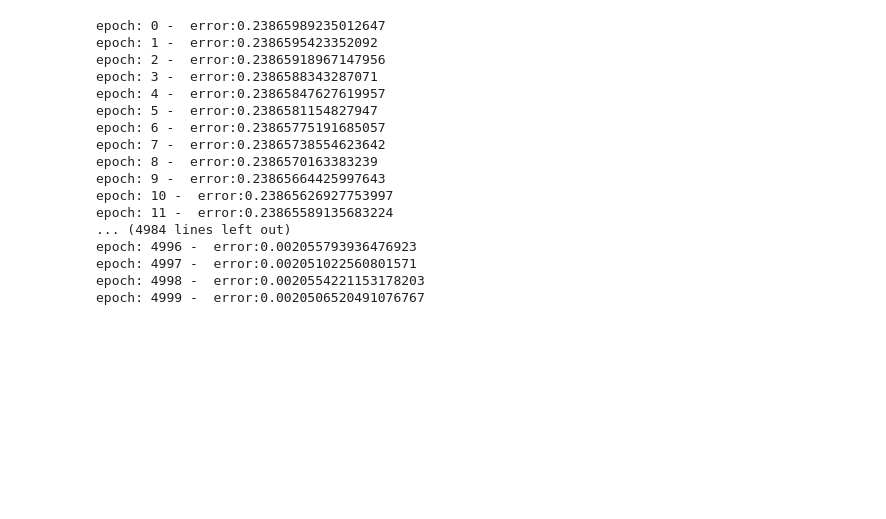
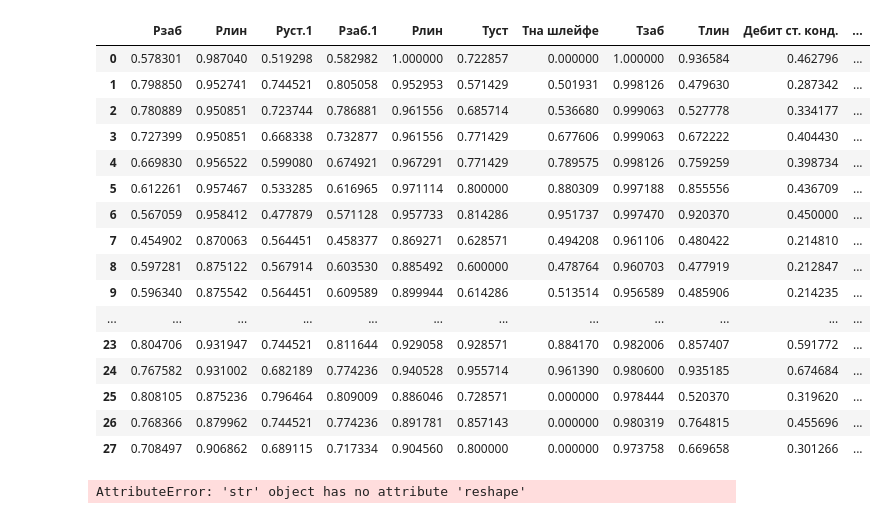
Before and after one commit to SmirAlex/back-propogation, a Jupyter notebook: lab3.ipynb, the cells around one changed output. Cells and saved outputs as stored; diff of their text form; code cells hidden in the pictures; blank space fills up the shorter version.

```diff
--- a/lab3.ipynb
+++ b/lab3.ipynb
@@ -122,20 +122,21 @@ def draw_class(index, normalized_data, class_count):
     class_real = [float(row[-class_count:].reshape(-1,1)[index]) for row in normalized_data]
 
     plt.scatter(range(len(class_real)), class_real)
-    plt.plot(class_n,'r')
+    plt.plot(class_n,'g')
     return class_n
 
 def rmse(network, train_data):
+    print(cost_function(network, train_data))
     return np.sqrt(cost_function(network, train_data))
 
 def get_normalized_data(url, classes_count):
-    data = pd.read_csv(url, delimiter=';')
+    data = pd.read_csv(url, delimiter=';',encoding='utf-8')
     normalized = (data / data.max())
     normalized.iloc[:, :-classes_count] = normalized.iloc[:, :-classes_count].fillna(0)
     mean = normalized.iloc[:, -classes_count:].mean()
     normalized.iloc[:, -classes_count:] = normalized.iloc[:, -classes_count:].fillna(mean)
-    return normalized.to_numpy()
+    return normalized
 # %%
-normalized_train_data = get_normalized_data('https://raw.githubusercontent.com/SmirAlex/back-propogation/master/cleared_data.csv', 2)
-normalized_test_data = get_normalized_data('https://raw.githubusercontent.com/SmirAlex/back-propogation/master/cleared_data.csv', 2)
+normalized_train_data = get_normalized_data('https://raw.githubusercontent.com/SmirAlex/back-propogation/master/train_data.csv', 2)
+normalized_test_data = get_normalized_data('https://raw.githubusercontent.com/SmirAlex/back-propogation/master/test_data.csv', 2)
 # %%
@@ -157,21 +158,25 @@ pd.read_csv('https://raw.githubusercontent.com/SmirAlex/back-propogation/master/
+# %%
+normalized_test_data
+# %% [output]
+|  | Рзаб | Pлин | Руст.1 | Рзаб.1 | Рлин | Туст | Тна шлейфе | Тзаб | Tлин | Дебит ст. конд. | ... |
+| 0 | 0.578301 | 0.987040 | 0.519298 | 0.582982 | 1.000000 | 0.722857 | 0.000000 | 1.000000 | 0.936584 | 0.462796 | ... |
+| 1 | 0.798850 | 0.952741 | 0.744521 | 0.805058 | 0.952953 | 0.571429 | 0.501931 | 0.998126 | 0.479630 | 0.287342 | ... |
+| 2 | 0.780889 | 0.950851 | 0.723744 | 0.786881 | 0.961556 | 0.685714 | 0.536680 | 0.999063 | 0.527778 | 0.334177 | ... |
+| 3 | 0.727399 | 0.950851 | 0.668338 | 0.732877 | 0.961556 | 0.771429 | 0.677606 | 0.999063 | 0.672222 | 0.404430 | ... |
+| 4 | 0.669830 | 0.956522 | 0.599080 | 0.674921 | 0.967291 | 0.771429 | 0.789575 | 0.998126 | 0.759259 | 0.398734 | ... |
+| 5 | 0.612261 | 0.957467 | 0.533285 | 0.616965 | 0.971114 | 0.800000 | 0.880309 | 0.997188 | 0.855556 | 0.436709 | ... |
+| 6 | 0.567059 | 0.958412 | 0.477879 | 0.571128 | 0.957733 | 0.814286 | 0.951737 | 0.997470 | 0.920370 | 0.450000 | ... |
+| 7 | 0.454902 | 0.870063 | 0.564451 | 0.458377 | 0.869271 | 0.628571 | 0.494208 | 0.961106 | 0.480422 | 0.214810 | ... |
+| 8 | 0.597281 | 0.875122 | 0.567914 | 0.603530 | 0.885492 | 0.600000 | 0.478764 | 0.960703 | 0.477919 | 0.212847 | ... |
+| 9 | 0.596340 | 0.875542 | 0.564451 | 0.609589 | 0.899944 | 0.614286 | 0.513514 | 0.956589 | 0.485906 | 0.214235 | ... |
+| ... | ... | ... | ... | ... | ... | ... | ... | ... | ... | ... | ... |
+| 23 | 0.804706 | 0.931947 | 0.744521 | 0.811644 | 0.929058 | 0.928571 | 0.884170 | 0.982006 | 0.857407 | 0.591772 | ... |
+| 24 | 0.767582 | 0.931002 | 0.682189 | 0.774236 | 0.940528 | 0.955714 | 0.961390 | 0.980600 | 0.935185 | 0.674684 | ... |
+| 25 | 0.808105 | 0.875236 | 0.796464 | 0.809009 | 0.886046 | 0.728571 | 0.000000 | 0.978444 | 0.520370 | 0.319620 | ... |
+| 26 | 0.768366 | 0.879962 | 0.744521 | 0.774236 | 0.891781 | 0.857143 | 0.000000 | 0.980319 | 0.764815 | 0.455696 | ... |
+| 27 | 0.708497 | 0.906862 | 0.689115 | 0.717334 | 0.904560 | 0.800000 | 0.000000 | 0.973758 | 0.669658 | 0.301266 | ... |
 # %%
-network = Network([16, 90, 110, 2], sigmoid, sigmoid_prime, True)
-errors = network.SGD(normalized_train_data, epochs=5000, alpha=0.455, classes_count=2)
+network = Network([16, 60, 70, 2], sigmoid, sigmoid_prime, True)
+errors = network.SGD(normalized_train_data, epochs=1000, alpha=0.01, classes_count=2)
 # %% [output]
-epoch: 0 -  error:0.23865989235012647
-epoch: 1 -  error:0.2386595423352092
-epoch: 2 -  error:0.23865918967147956
-epoch: 3 -  error:0.2386588343287071
-epoch: 4 -  error:0.23865847627619957
-epoch: 5 -  error:0.2386581154827947
-epoch: 6 -  error:0.23865775191685057
-epoch: 7 -  error:0.23865738554623642
-epoch: 8 -  error:0.2386570163383239
-epoch: 9 -  error:0.23865664425997643
-epoch: 10 -  error:0.23865626927753997
-epoch: 11 -  error:0.23865589135683224
-... (4984 lines left out)
-epoch: 4996 -  error:0.002055793936476923
-epoch: 4997 -  error:0.002051022560801571
-epoch: 4998 -  error:0.0020554221153178203
-epoch: 4999 -  error:0.0020506520491076767
+AttributeError: 'str' object has no attribute 'reshape'
```
Also changed, not shown: parts of 6 cells of this notebook, 2 other files.
